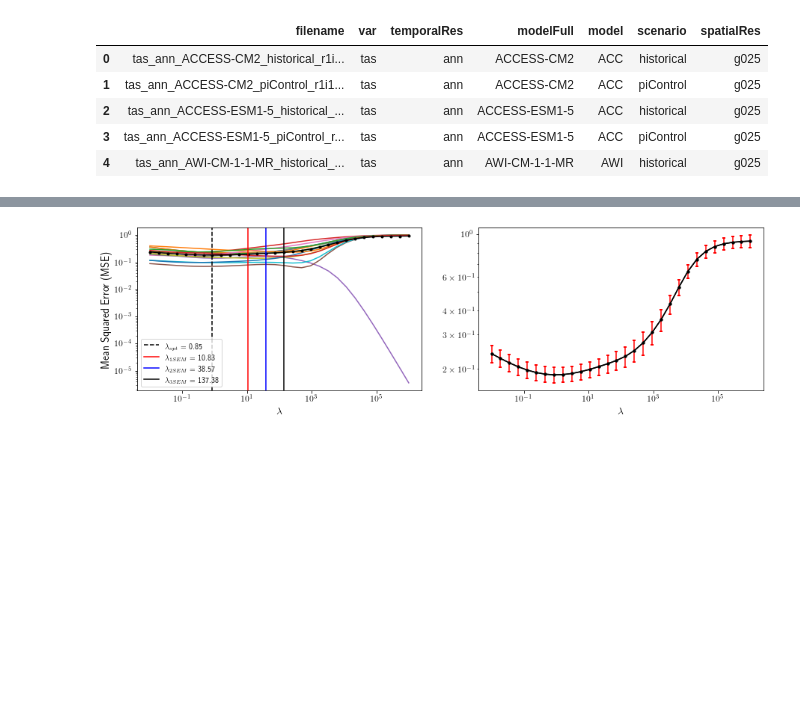
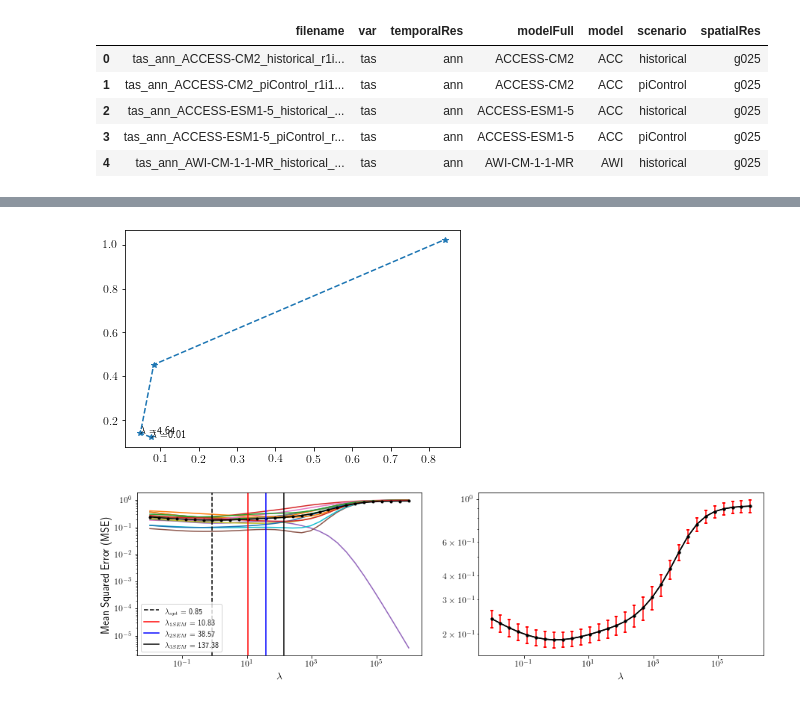
Before and after one commit to eszekely/robustDA, a Jupyter notebook: notebooks/CMIP6.ipynb, the cells around one changed output, grey strips where cells are left out. Drawn from its saved outputs; the diff is of its cells as text; code cells hidden in the pictures; blank space fills up the shorter version.

Commit message:
Param optimization

```diff
--- a/notebooks/CMIP6.ipynb
+++ b/notebooks/CMIP6.ipynb
@@ -98,9 +109,15 @@ lambdasSelAll, mse_df, sem_CV, corr_pearson, mi = anchor_regression.cross_valida
 # %%
-cv_vals = 4
-lambdaCV = np.logspace(-2, 6, cv_vals)
-gamma_vals = [1, 10, 100, 1000, 10000]
+cv_vals = 30
+lambdaCV = np.logspace(-2, 5, cv_vals)
+gamma_vals = [1, 5, 10, 50, 100, 500, 1000, 5000, 10000]
 mse_gamma, corr_gamma, mi_gamma = anchor_regression.param_optimization_gamma_lambda(
     modelsDataList, modelsInfoFrame, dict_models, params_climate, gamma_vals, cv_vals, {})
+# %%
+import pickle
+filename = "./../output/data/params_optimization_" \
+        + params_climate["target"] + "_" + params_climate["anchor"] + ".pkl"
+with open(filename, 'rb') as f:
+    mse_gamma, corr_gamma, mi_gamma = pickle.load(f)
 # %%
 for i in range(mse_gamma.shape[0]):
     plt.plot(mse_gamma[i,:], mi_gamma[i,:], "--.", marker = "*", label = "$\gamma = $" + str(gamma_vals[i]))
@@ -112,10 +131,12 @@ plt.legend();
 # %%
-i = 4
+i = 0
 plt.plot(mse_gamma[i,:], mi_gamma[i,:], "--.", marker = "*", label = "$\gamma = $" + str(gamma_vals[i]));
 j = 0
 plt.text(mse_gamma[i,j], mi_gamma[i,j], "$\lambda = $" + str(np.round(lambdaCV[j], 2)))
-j = 7
+j = 1
 plt.text(mse_gamma[i,j], mi_gamma[i,j], "$\lambda = $" + str(np.round(lambdaCV[j], 2)));
+# %% [output]
+[figure, added]
 # %%
 for i in range(1):
     nbStd = np.array([1, 2, 3])
```
Also changed, not shown: parts of 6 cells of this notebook, 2 other files.
